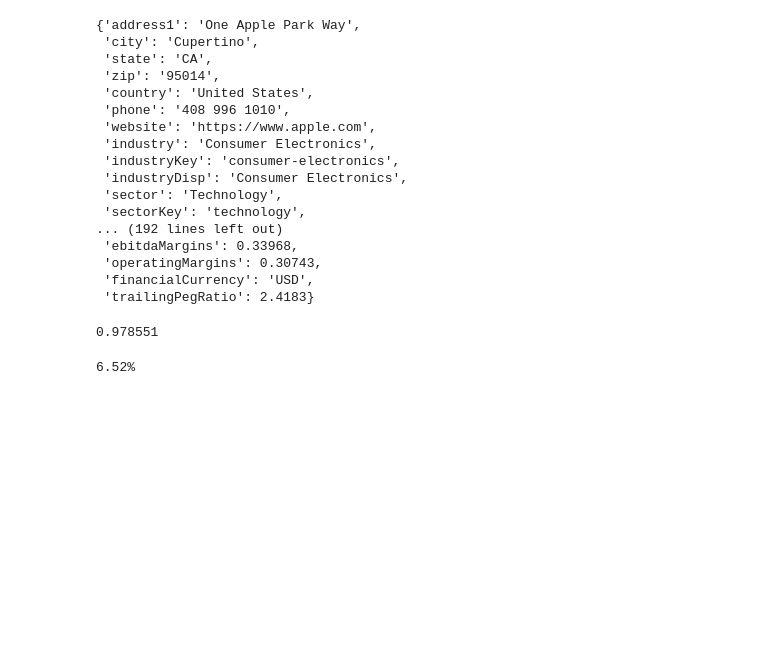
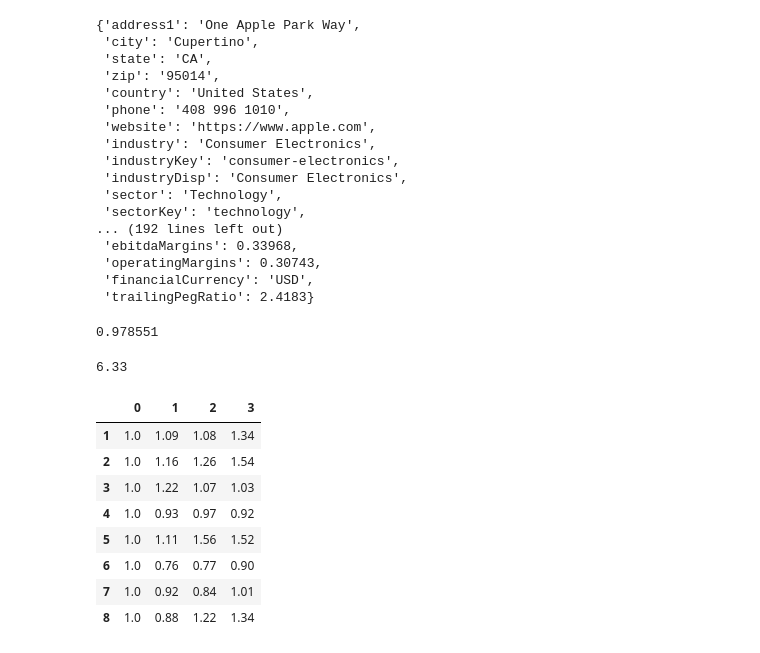
Before and after one commit to AbhiramMngi/OptionsDashboard, a Jupyter notebook: trials.ipynb, the cells around one changed output. Cells and saved outputs as stored; diff of their text form; code cells hidden in the pictures; blank space fills up the shorter version.

```diff
--- a/trials.ipynb
+++ b/trials.ipynb
@@ -147,6 +147,42 @@ def scrape_stock_volatility(sec):
   selector = '#volatility-chart b'  # Example: 'p' for paragraph tags
 
   elements = soup.select(selector)
-  return np.float(elements[0].get_text()[:-1])
+  return np.float32(elements[0].get_text()[:-1])
-# %% [output]
-6.52%
+# %%
+scrape_stock_volatility("GOOGL")
+# %% [output]
+6.33
+# %%
+import numpy as np
+import pandas as pd
+from scipy.stats import norm
+
+# We generate the prices in eight paths, according to the table of LSM paper
+# eight paths
+
+path_1 = np.array([1.00, 1.09, 1.08, 1.34])
+path_2 = np.array([1.00, 1.16, 1.26, 1.54])
+path_3 = np.array([1.00, 1.22, 1.07, 1.03])
+path_4 = np.array([1.00, 0.93, 0.97, 0.92])
+path_5 = np.array([1.00, 1.11, 1.56, 1.52])
+path_6 = np.array([1.00, 0.76, 0.77, 0.90])
+path_7 = np.array([1.00, 0.92, 0.84, 1.01])
+path_8 = np.array([1.00, 0.88, 1.22, 1.34])
+# %%
+
+price_paths = np.array([path_1, path_2, path_3, path_4,
+            path_5, path_6, path_7,path_8])
+
+S_Example = pd.DataFrame(data=price_paths,
+                index=np.arange(1,8+1))
+S_Example
+# %% [output]
+|  | 0 | 1 | 2 | 3 |
+| 1 | 1.0 | 1.09 | 1.08 | 1.34 |
+| 2 | 1.0 | 1.16 | 1.26 | 1.54 |
+| 3 | 1.0 | 1.22 | 1.07 | 1.03 |
+| 4 | 1.0 | 0.93 | 0.97 | 0.92 |
+| 5 | 1.0 | 1.11 | 1.56 | 1.52 |
+| 6 | 1.0 | 0.76 | 0.77 | 0.90 |
+| 7 | 1.0 | 0.92 | 0.84 | 1.01 |
+| 8 | 1.0 | 0.88 | 1.22 | 1.34 |
```
Also changed, not shown: parts of 10 cells of this notebook, 5 other files.
